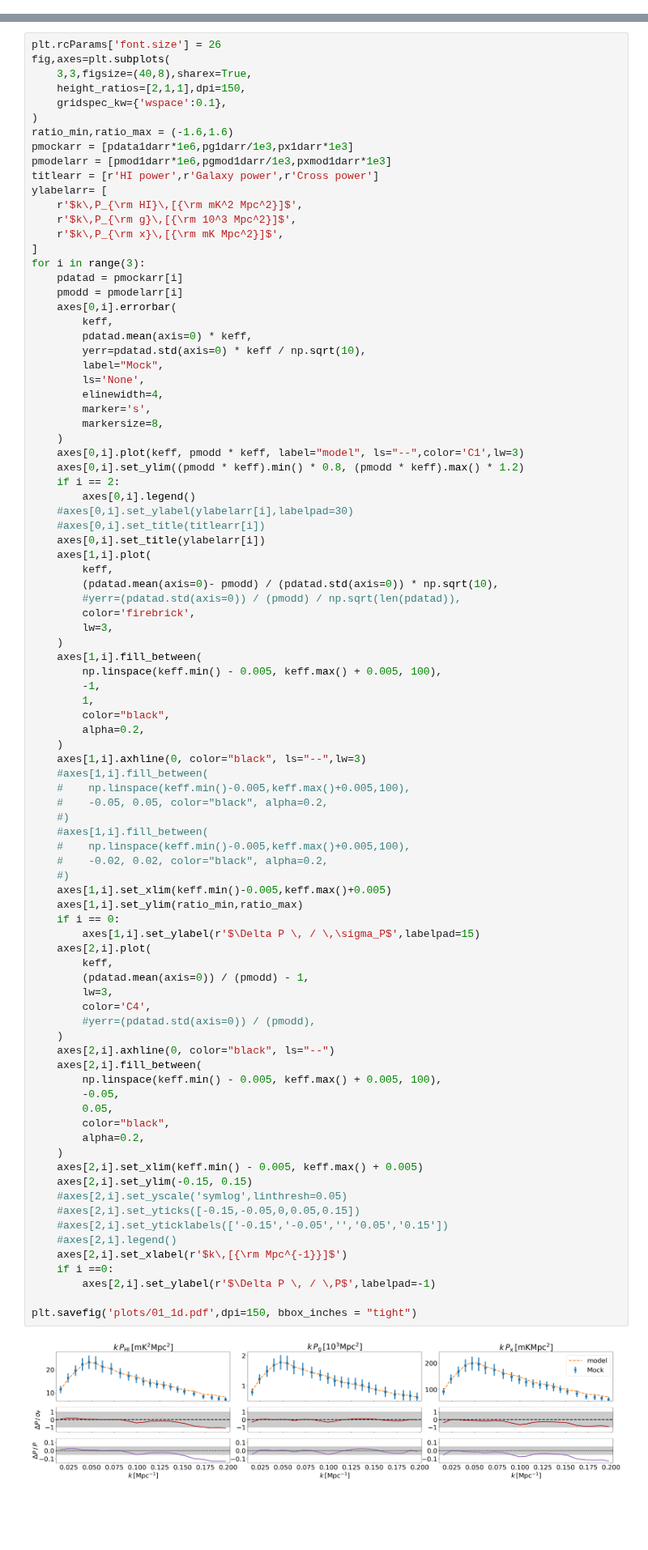
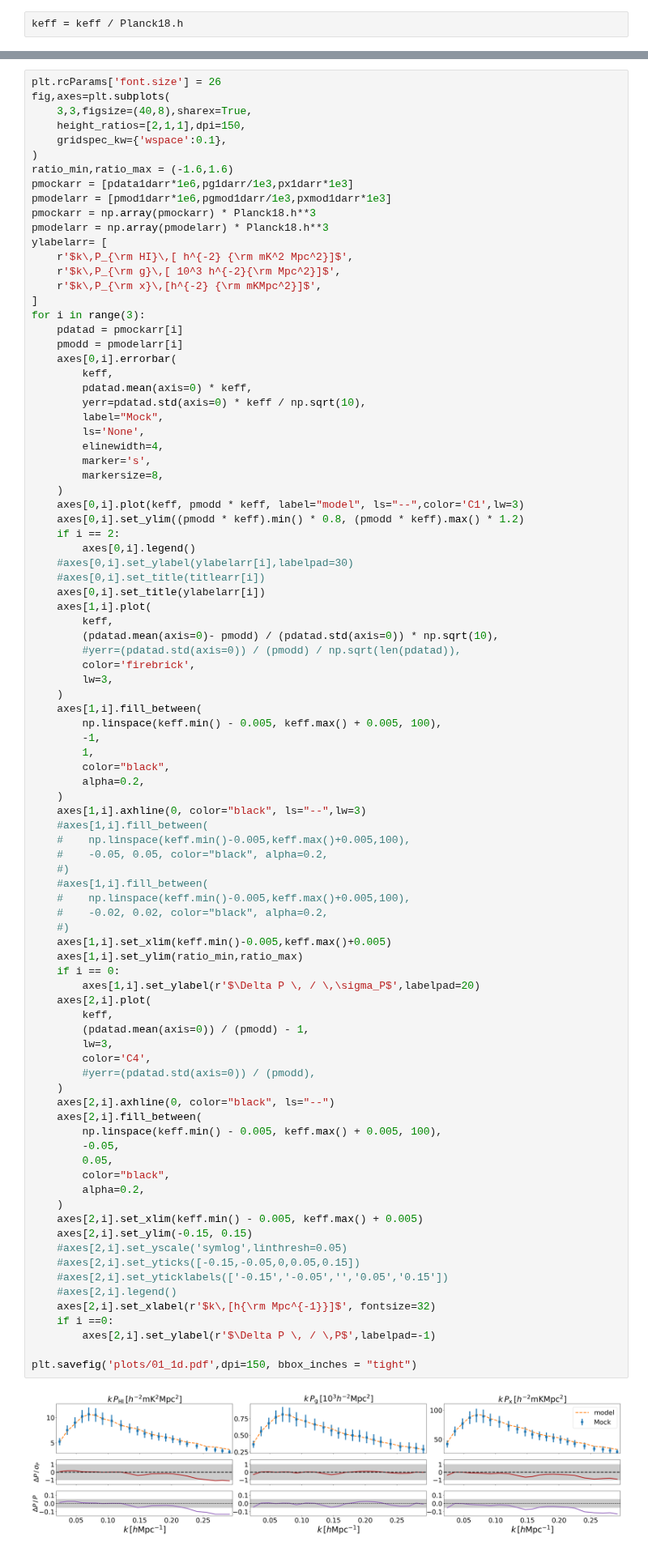
Before and after one commit to meerklass/meer21cm, a Jupyter notebook: papers/validation/plot_01.ipynb, the cells around one changed output, grey strips where cells are left out. Shown at 81% size. Saved outputs shown, nothing was run; the diff lists cells and outputs as text; blank space fills up the shorter version.

```diff
--- a/papers/validation/plot_01.ipynb
+++ b/papers/validation/plot_01.ipynb
@@ -289,0 +253,2 @@ pmodcy.shape,kpara[35]
+# %%
+keff = keff / Planck18.h
@@ -363,11 +339,12 @@ fig,axes=plt.subplots(
 ratio_min,ratio_max = (-1.6,1.6)
 pmockarr = [pdata1darr*1e6,pg1darr/1e3,px1darr*1e3]
 pmodelarr = [pmod1darr*1e6,pgmod1darr/1e3,pxmod1darr*1e3]
-titlearr = [r'HI power',r'Galaxy power',r'Cross power']
+pmockarr = np.array(pmockarr) * Planck18.h**3
+pmodelarr = np.array(pmodelarr) * Planck18.h**3
 ylabelarr= [
-    r'$k\,P_{\rm HI}\,[{\rm mK^2 Mpc^2}]$',
-    r'$k\,P_{\rm g}\,[{\rm 10^3 Mpc^2}]$',
-    r'$k\,P_{\rm x}\,[{\rm mK Mpc^2}]$',
+    r'$k\,P_{\rm HI}\,[ h^{-2} {\rm mK^2 Mpc^2}]$',
+    r'$k\,P_{\rm g}\,[ 10^3 h^{-2}{\rm Mpc^2}]$',
+    r'$k\,P_{\rm x}\,[h^{-2} {\rm mKMpc^2}]$',
 ]
 for i in range(3):
     pdatad = pmockarr[i]
@@ -414,33 +391,33 @@ for i in range(3):
     #)
     axes[1,i].set_xlim(keff.min()-0.005,keff.max()+0.005)
     axes[1,i].set_ylim(ratio_min,ratio_max)
     if i == 0:
-        axes[1,i].set_ylabel(r'$\Delta P \, / \,\sigma_P$',labelpad=15)
+        axes[1,i].set_ylabel(r'$\Delta P \, / \,\sigma_P$',labelpad=20)
     axes[2,i].plot(
         keff,
         (pdatad.mean(axis=0)) / (pmodd) - 1,
         lw=3,
         color='C4',
         #yerr=(pdatad.std(axis=0)) / (pmodd),
     )
     axes[2,i].axhline(0, color="black", ls="--")
     axes[2,i].fill_between(
         np.linspace(keff.min() - 0.005, keff.max() + 0.005, 100),
         -0.05,
         0.05,
         color="black",
         alpha=0.2,
     )
     axes[2,i].set_xlim(keff.min() - 0.005, keff.max() + 0.005)
     axes[2,i].set_ylim(-0.15, 0.15)
     #axes[2,i].set_yscale('symlog',linthresh=0.05)
     #axes[2,i].set_yticks([-0.15,-0.05,0,0.05,0.15])
     #axes[2,i].set_yticklabels(['-0.15','-0.05','','0.05','0.15'])
     #axes[2,i].legend()
-    axes[2,i].set_xlabel(r'$k\,[{\rm Mpc^{-1}}]$')
+    axes[2,i].set_xlabel(r'$k\,[h{\rm Mpc^{-1}}]$', fontsize=32)
     if i ==0:
         axes[2,i].set_ylabel(r'$\Delta P \, / \,P$',labelpad=-1)
 
 plt.savefig('plots/01_1d.pdf',dpi=150, bbox_inches = "tight")
 # %% [output]
-[figure, old version]
+[figure, new version]
```
Also changed, not shown: parts of 8 cells of this notebook, 2 other files.
